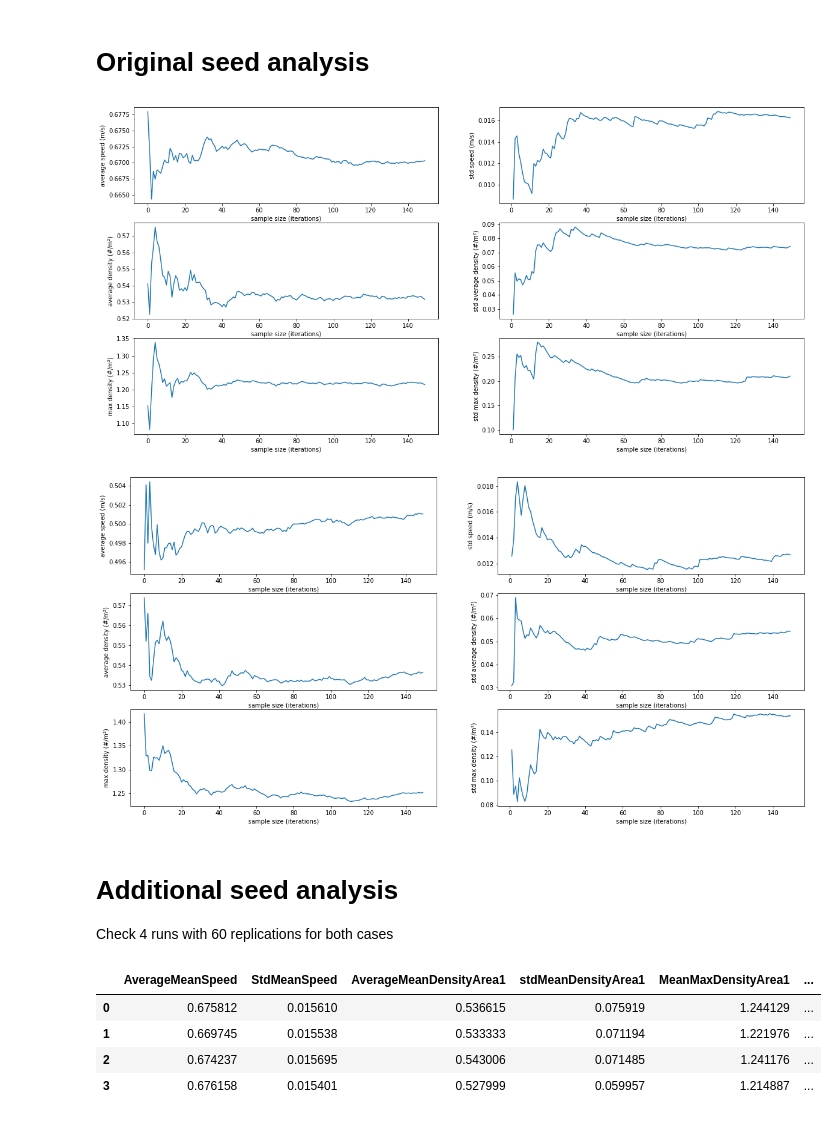
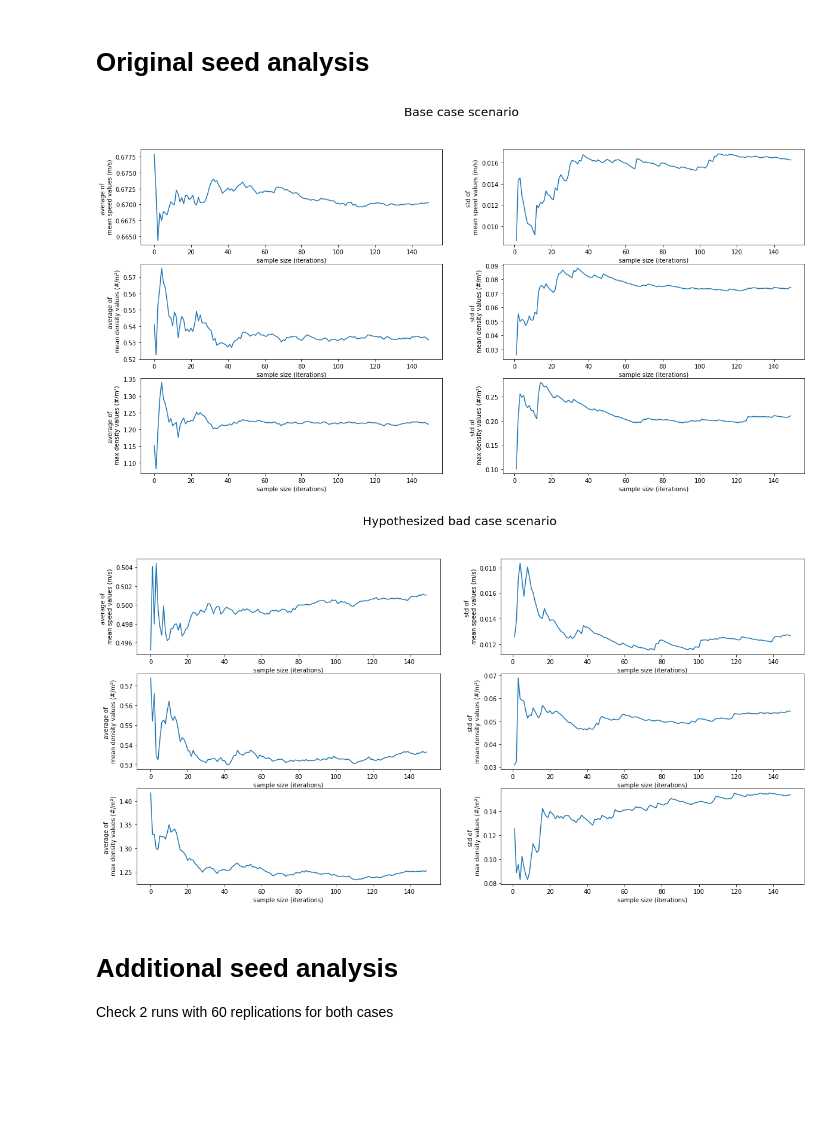
Before and after one commit to floristevito/CrowdSim, a Jupyter notebook: analysis/seed_analysis_results.ipynb, the cells around one changed output. Saved outputs shown, nothing was run; the diff lists cells and outputs as text; code cells hidden in the pictures; blank space fills up the shorter version.

```diff
--- a/analysis/seed_analysis_results.ipynb
+++ b/analysis/seed_analysis_results.ipynb
@@ -148,14 +82,14 @@ def plot_convergence(outcomes, sample):
 # %%
-plot_convergence(base_case_outcomes, 150)
+plot_convergence(base_case_outcomes, 150, 'Base case scenario')
 # %% [output]
-[figure, old version]
+[figure, new version]
 # %%
-plot_convergence(bad_case_outcomes, 150)
+plot_convergence(bad_case_outcomes, 150, 'Hypothesized bad case scenario')
 # %% [output]
-[figure, old version]
+[figure, new version]
 # %% [markdown]
 # Additional seed analysis
-Check 4 runs with 60 replications for both cases
+Check 2 runs with 60 replications for both cases
 # %%
 # load results of base case
 add_base_case_results = load_results('../data/output/EMA/seedAnalysisAdditionalBaseCase.tar.gz')
@@ -164,11 +102,3 @@ add_base_case_outcomes = pd.DataFrame(add_base_case_results[1])
 # load results of bad case
 add_bad_case_results = load_results('../data/output/EMA/seedAnalysisAdditionalBadCase.tar.gz')
 add_bad_case_outcomes = pd.DataFrame(add_bad_case_results[1])
-# %%
-add_base_case_outcomes
-# %% [output]
-|  | AverageMeanSpeed | StdMeanSpeed | AverageMeanDensityArea1 | stdMeanDensityArea1 | MeanMaxDensityArea1 | ... |
-| 0 | 0.675812 | 0.015610 | 0.536615 | 0.075919 | 1.244129 | ... |
-| 1 | 0.669745 | 0.015538 | 0.533333 | 0.071194 | 1.221976 | ... |
-| 2 | 0.674237 | 0.015695 | 0.543006 | 0.071485 | 1.241176 | ... |
-| 3 | 0.676158 | 0.015401 | 0.527999 | 0.059957 | 1.214887 | ... |
```
Also changed, not shown: parts of 9 cells of this notebook.
